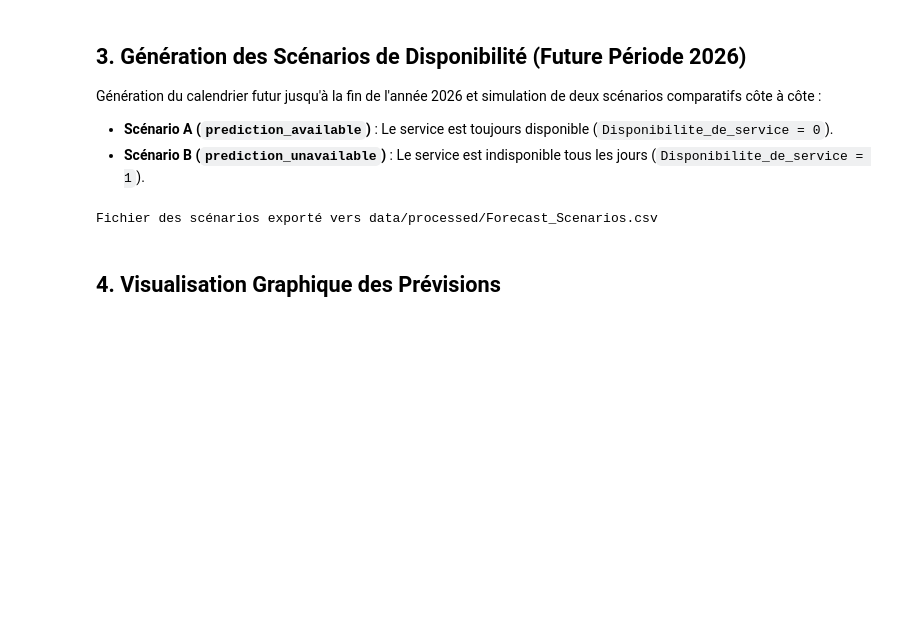
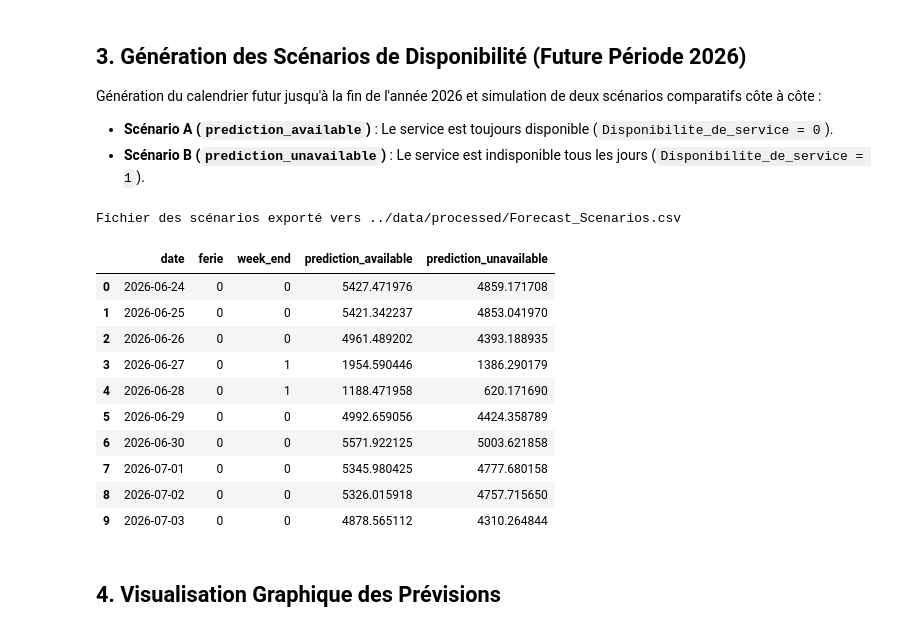
Before and after one commit to magicAyyub/forcasting, a Jupyter notebook: notebooks/forecasting_analysis.ipynb, the cells around one changed output. Cells and saved outputs as stored; diff of their text form; code cells hidden in the pictures; blank space fills up the shorter version.

Commit message:
feat: update forecasting notebook with new data outputs and remove unused visualization file

```diff
--- a/notebooks/forecasting_analysis.ipynb
+++ b/notebooks/forecasting_analysis.ipynb
@@ -88,40 +94,54 @@ FERIE_2026 = [
     "2026-11-01", "2026-11-11", "2026-12-25"
 ]
 
+# Date de fin du forecasting
+END_DATE = "2026-12-31"
+
 last_date = daily_total["date"].max()
-future_dates = pd.date_range(start=last_date + pd.Timedelta(days=1), end="2026-12-31")
+future_dates = pd.date_range(start=last_date + pd.Timedelta(days=1), end=END_DATE)
 
 future_df = pd.DataFrame({"date": future_dates})
 future_df["day_of_week"] = future_df["date"].dt.dayofweek
 future_df["week_end"] = future_df["day_of_week"].apply(lambda x: 1 if x >= 5 else 0)
 future_df["ferie"] = future_df["date"].dt.strftime("%Y-%m-%d").isin(FERIE_2026).astype(int)
 
 # Scénario A : Service toujours disponible (Disponibilite_de_service = 0)
 exog_A = future_df[["ferie", "week_end"]].copy()
 exog_A["Disponibilite_de_service"] = 0.0
 pred_A = np.maximum(0, res.forecast(steps=len(future_df), exog=exog_A.values))
 
 # Scénario B : Service indisponible tous les jours (Disponibilite_de_service = 1)
 exog_B = future_df[["ferie", "week_end"]].copy()
 exog_B["Disponibilite_de_service"] = 1.0
 pred_B = np.maximum(0, res.forecast(steps=len(future_df), exog=exog_B.values))
 
 # Création du DataFrame comparatif côte à côte
 scenarios_df = pd.DataFrame({
     "date": future_df["date"].dt.strftime("%Y-%m-%d"),
     "ferie": future_df["ferie"],
     "week_end": future_df["week_end"],
     "prediction_available": pred_A,
     "prediction_unavailable": pred_B
 })
 
 # Export du fichier CSV final
 output_csv = "../data/processed/Forecast_Scenarios.csv" if os.path.exists("../data/processed") else "data/processed/Forecast_Scenarios.csv"
 scenarios_df.to_csv(output_csv, index=False)
 print(f"Fichier des scénarios exporté vers {output_csv}")
 scenarios_df.head(10)
 # %% [output]
-Fichier des scénarios exporté vers data/processed/Forecast_Scenarios.csv
+Fichier des scénarios exporté vers ../data/processed/Forecast_Scenarios.csv
+|  | date | ferie | week_end | prediction_available | prediction_unavailable |
+| 0 | 2026-06-24 | 0 | 0 | 5427.471976 | 4859.171708 |
+| 1 | 2026-06-25 | 0 | 0 | 5421.342237 | 4853.041970 |
+| 2 | 2026-06-26 | 0 | 0 | 4961.489202 | 4393.188935 |
+| 3 | 2026-06-27 | 0 | 1 | 1954.590446 | 1386.290179 |
+| 4 | 2026-06-28 | 0 | 1 | 1188.471958 | 620.171690 |
+| 5 | 2026-06-29 | 0 | 0 | 4992.659056 | 4424.358789 |
+| 6 | 2026-06-30 | 0 | 0 | 5571.922125 | 5003.621858 |
+| 7 | 2026-07-01 | 0 | 0 | 5345.980425 | 4777.680158 |
+| 8 | 2026-07-02 | 0 | 0 | 5326.015918 | 4757.715650 |
+| 9 | 2026-07-03 | 0 | 0 | 4878.565112 | 4310.264844 |
 # %% [markdown]
 ## 4. Visualisation Graphique des Prévisions
 # %%
```
Also changed, not shown: parts of 3 cells of this notebook, 1 other file.
